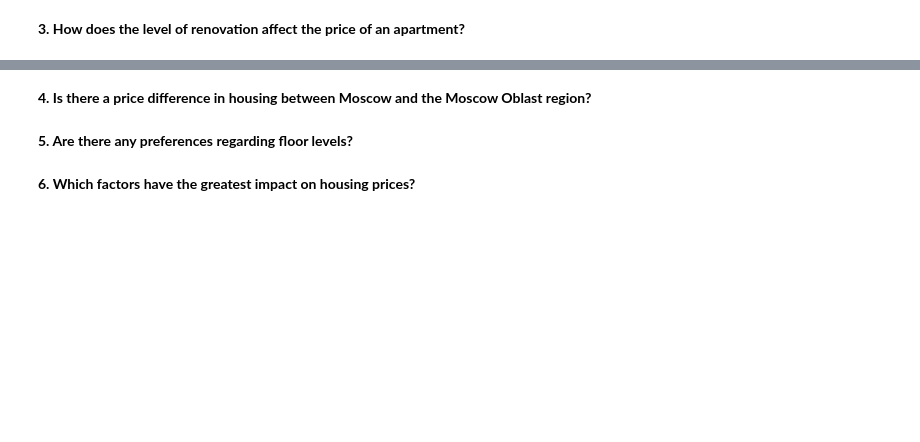
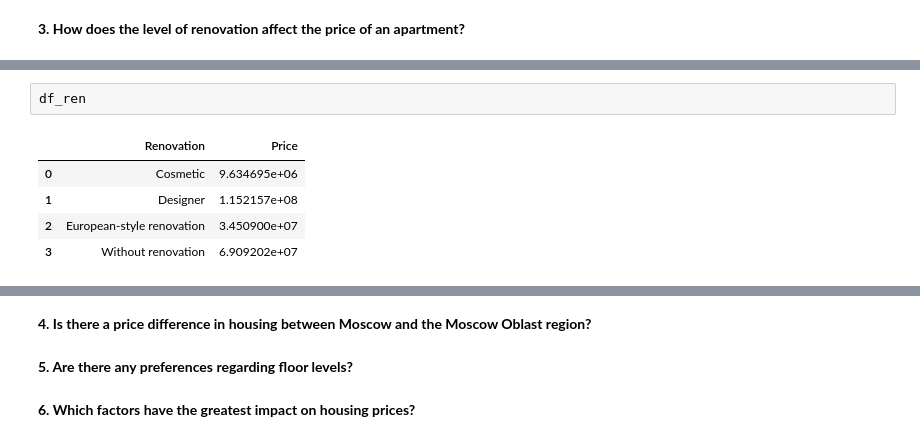
Before and after one commit to WhosArt/Moscow_housing_price, a Jupyter notebook: house_pricing/house_pricing.ipynb, the cells around one changed output, grey strips where cells are left out. Cells and saved outputs as stored; diff of their text form; blank space fills up the shorter version.

```diff
--- a/house_pricing/house_pricing.ipynb
+++ b/house_pricing/house_pricing.ipynb
@@ -76,0 +82,8 @@ ax.scatter(data=housing_proximity, x = 'Minutes_to_metro', y = 'Price')
+# %%
+df_ren
+# %% [output]
+|  | Renovation | Price |
+| 0 | Cosmetic | 9.634695e+06 |
+| 1 | Designer | 1.152157e+08 |
+| 2 | European-style renovation | 3.450900e+07 |
+| 3 | Without renovation | 6.909202e+07 |
```
Also changed, not shown: parts of 5 cells of this notebook.
